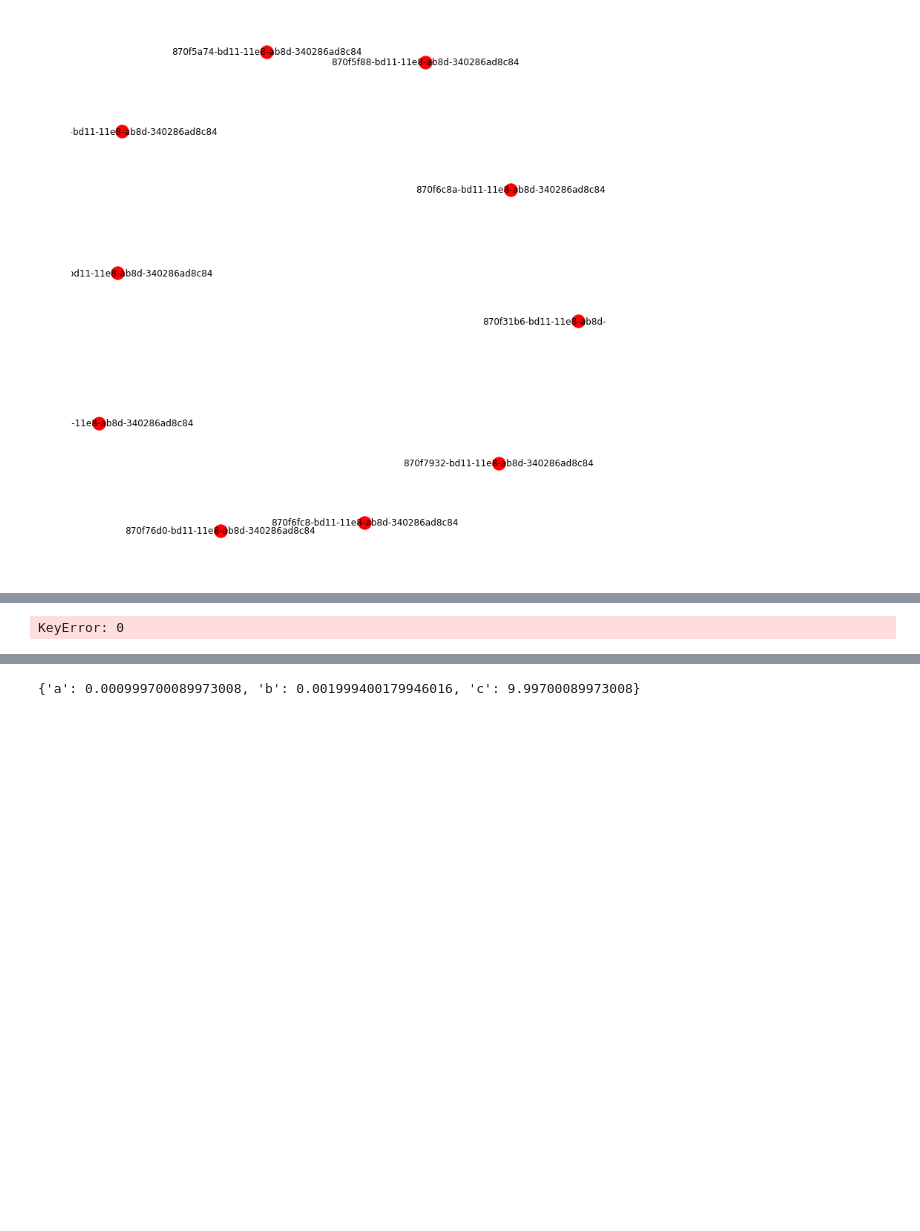
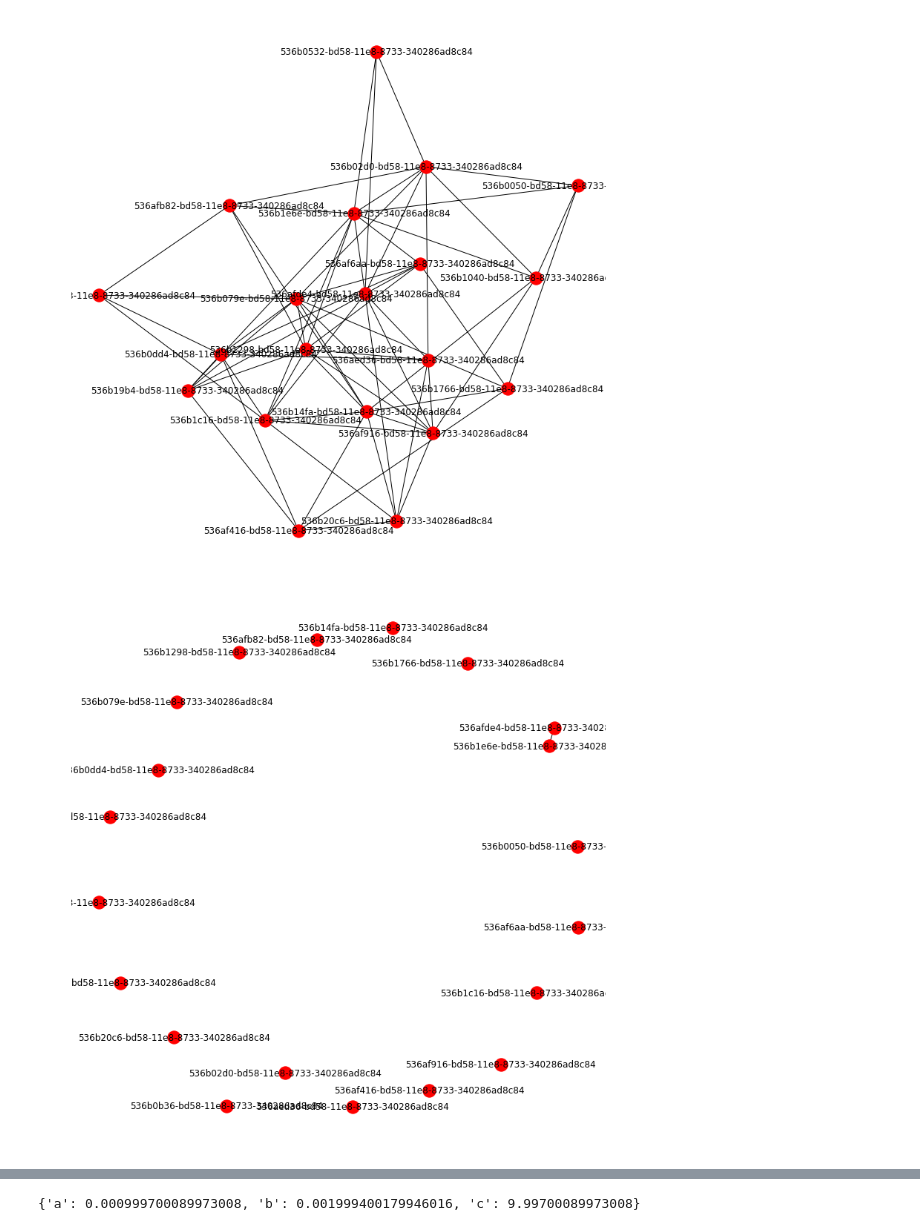
Before and after one commit to MUBTAAB/nx-Reinforcement, a Jupyter notebook: networkX - 2.ipynb, the cells around one changed output, grey strips where cells are left out. Drawn from its saved outputs; the diff is of its cells as text; code cells hidden in the pictures; blank space fills up the shorter version.

Commit message:
Centrality based simple decision bot

```diff
--- a/networkX - 2.ipynb
+++ b/networkX - 2.ipynb
@@ -9,7 +9,7 @@ import uuid
 import itertools
 # %%
 class World:
-    def __init__(self,  agents, init_edge_proba=0, agent_power=10):
+    def __init__(self,  agents, init_edge_proba=0, agent_power=3):
         self.G=nx.Graph()
 
         for agent in agents:
@@ -58,7 +58,7 @@ class World:
             for agent in self.G.nodes:
                 agent.learn(self)
                 agent.predict(self)
-                agent.prediction_dict[self.step] = self.distribute_power(agent.prediction_dict[self.step])
+                agent.prediction_dict[self.step] = self.distribute_power(agent.predict(self))
 
             for pair in itertools.combinations(self.G.nodes, 2):
                 if self.edge_evaluation(pair[0].prediction_dict[self.step][pair[1]],
@@ -98,8 +98,10 @@ class GetBasedOnDegree(AgentSkeleton):
     def predict(self, world):
         return world.centrality_dict
 # %%
-agents = [GetBasedOnDegree() for i in range(10)]
-test_world = World(agents)
+agents = [GetBasedOnDegree() for i in range(20)]
+test_world = World(agents, init_edge_proba=0.2, agent_power=4)
 test_world.draw()
+test_world.iterate(10, draw = True)
 # %% [output]
-[figure, old version]
+[figure, new version]
+[figure, added]
@@ -106,4 +116,0 @@ test_world.draw()
-# %%
-test_world.iterate(10, draw = True)
-# %% [output]
-KeyError: 0
```
Also changed, not shown: parts of 2 cells of this notebook.
